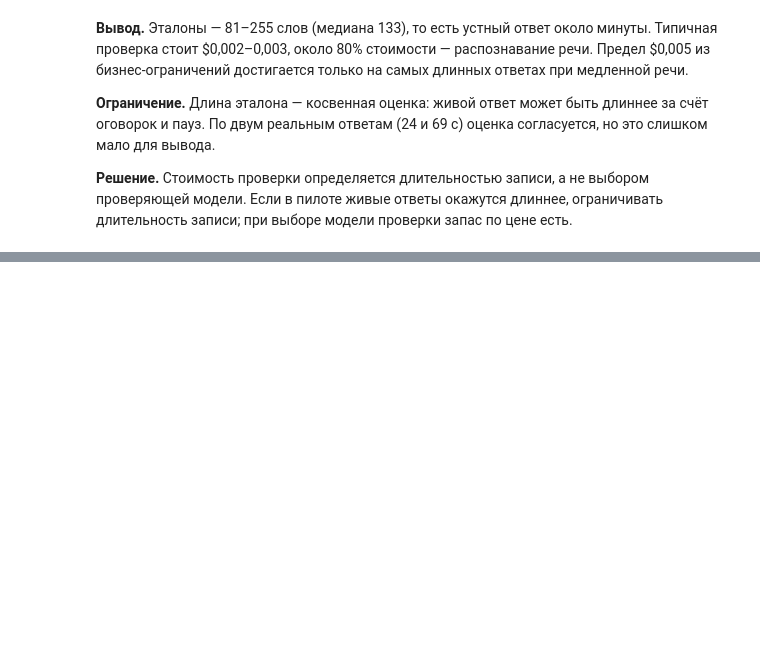
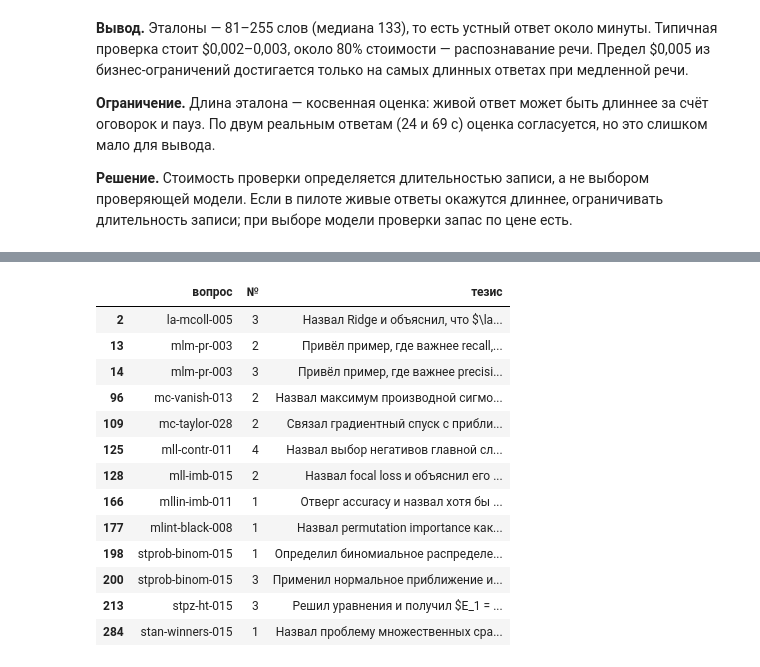
Before and after one commit to egorsorvin/ml-interview-trainer, a Jupyter notebook: notebooks/01_question_bank_eda.ipynb, the cells around one changed output, grey strips where cells are left out. Drawn from its saved outputs; the diff is of its cells as text; code cells hidden in the pictures; blank space fills up the shorter version.

```diff
--- a/notebooks/01_question_bank_eda.ipynb
+++ b/notebooks/01_question_bank_eda.ipynb
@@ -335,0 +368,25 @@ pd.DataFrame(rows, columns=cols).round(4)
+# %%
+def bank_summary(bank):
+    qs = [q for q in bank.values() if q.type == "open"]
+    th = pd.DataFrame([(q.id, i, t) for q in qs for i, t in enumerate(q.rubric, 1)], columns=["вопрос", "№", "тезис"])
+    th["категория"] = th["тезис"].map(category)
+    th.loc[th.apply(lambda r: (r["вопрос"], r["№"]) in MANUAL_FALSE, axis=1), "категория"] = "атомарный"
+    tfidf = TfidfVectorizer(analyzer="char_wb", ngram_range=(3, 5), sublinear_tf=True)
+    sim = cosine_similarity(tfidf.fit_transform([q.question + " " + " ".join(q.rubric) for q in qs]))
+    np.fill_diagonal(sim, 0)
+    cats = th["категория"].value_counts()
+    return th, {
+        "вопросов": len(bank),
+        "открытых": len(qs),
+        "тезисов": len(th),
+        "тезисов-словарей": int(th["тезис"].str.strip().str.fullmatch(r"\{'.*'\}").sum()),
+        "перечислений без меры": int(cats.get("перечисление без меры", 0)),
+        "перечислений с мерой": int(cats.get("перечисление с мерой", 0)),
+        "составных": int(cats.get("составной", 0)),
+        "макс. сходство пары вопросов": round(float(sim.max()), 2),
+    }
+
+
+_, before = bank_summary(bank)
+theses_after, after = bank_summary(load_bank())
+pd.DataFrame({"до исправлений": before, "после": after}).map(lambda v: f"{v:g}")
@@ -335,0 +415,17 @@ pd.DataFrame(rows, columns=cols).round(4)
+# %%
+theses_after[theses_after["категория"] == "составной"][["вопрос", "№", "тезис"]]
+# %% [output]
+|  | вопрос | № | тезис |
+| 2 | la-mcoll-005 | 3 | Назвал Ridge и объяснил, что $\la... |
+| 13 | mlm-pr-003 | 2 | Привёл пример, где важнее recall,... |
+| 14 | mlm-pr-003 | 3 | Привёл пример, где важнее precisi... |
+| 96 | mc-vanish-013 | 2 | Назвал максимум производной сигмо... |
+| 109 | mc-taylor-028 | 2 | Связал градиентный спуск с прибли... |
+| 125 | mll-contr-011 | 4 | Назвал выбор негативов главной сл... |
+| 128 | mll-imb-015 | 2 | Назвал focal loss и объяснил его ... |
+| 166 | mllin-imb-011 | 1 | Отверг accuracy и назвал хотя бы ... |
+| 177 | mlint-black-008 | 1 | Назвал permutation importance как... |
+| 198 | stprob-binom-015 | 1 | Определил биномиальное распределе... |
+| 200 | stprob-binom-015 | 3 | Применил нормальное приближение и... |
+| 213 | stpz-ht-015 | 3 | Решил уравнения и получил $E_1 = ... |
+| 284 | stan-winners-015 | 1 | Назвал проблему множественных сра... |
```
Also changed, not shown: parts of 10 cells of this notebook, 1 other file.
